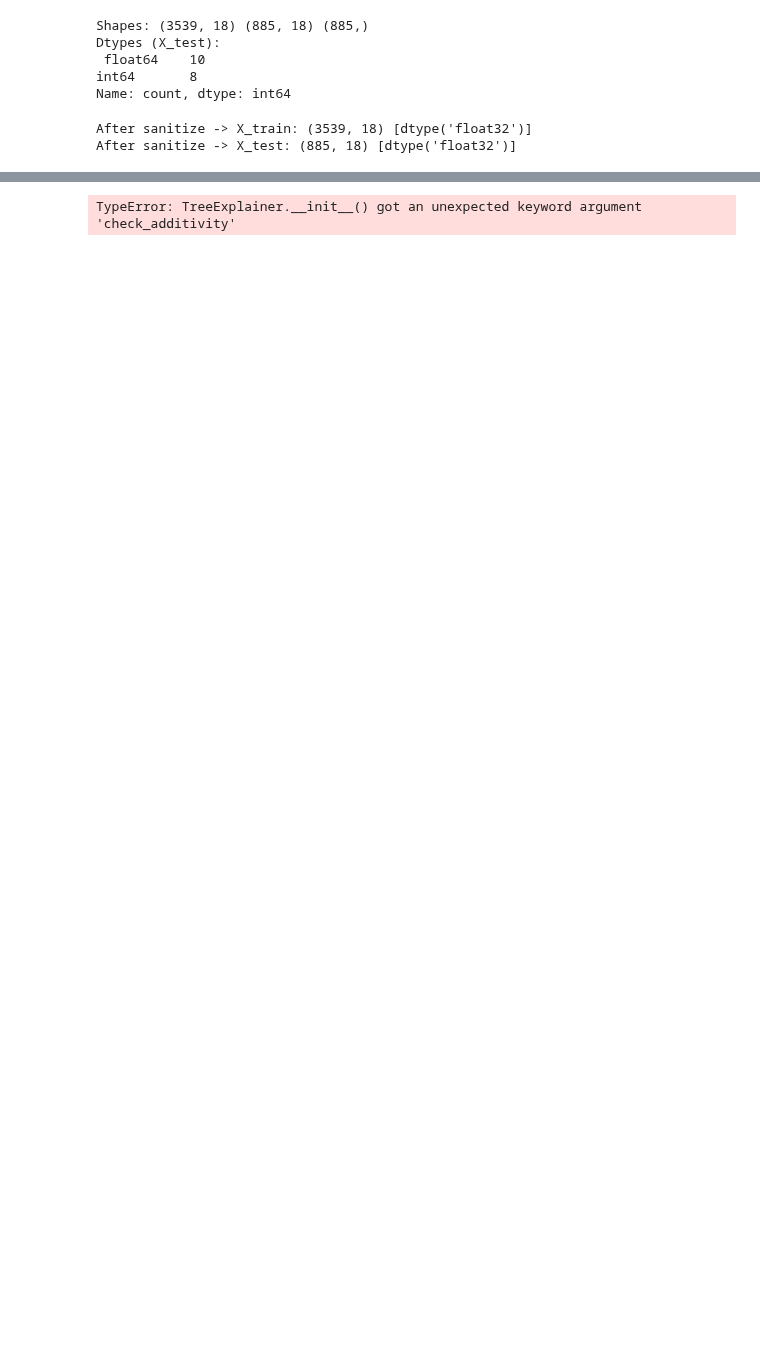
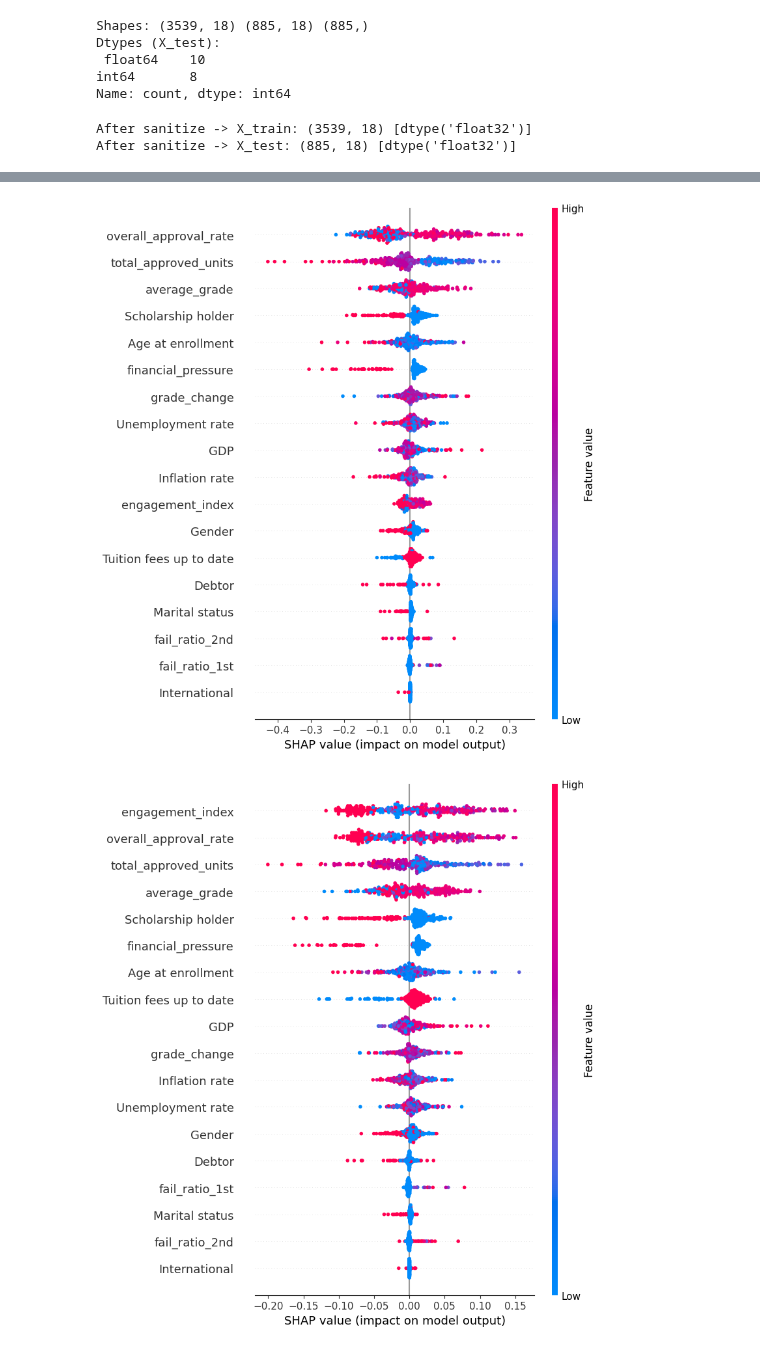
Before and after one commit to Skrefsrud/AnvendtData, a Jupyter notebook: notebooks/05_interpretation_shap.ipynb, the cells around one changed output, grey strips where cells are left out. Cells and saved outputs as stored; diff of their text form; code cells hidden in the pictures; blank space fills up the shorter version.

```diff
--- a/notebooks/05_interpretation_shap.ipynb
+++ b/notebooks/05_interpretation_shap.ipynb
@@ -167,52 +200,21 @@ rf_explainer = shap.Explainer(
-# %%
-# --- Speed knobs ---
-N_SLICE = 300
-BG_N    = 100
-
-def background_sample(X, n=BG_N):
-    if len(X) <= n:
-        return X
-    return X.sample(n=n, random_state=42)
-
-bg = background_sample(X_train_sanitized, n=BG_N)
-
-# Build explainers (no check_additivity here)
-xgb_explainer = shap.TreeExplainer(
-    xgb_model,
-    data=bg,
-    feature_perturbation="tree_path_dependent",  # faster; switch to "interventional" if you prefer
-    model_output="probability"
-)
-
-rf_explainer = shap.TreeExplainer(
-    rf_model,
-    data=bg,
-    feature_perturbation="tree_path_dependent",
-    model_output="probability"
-)
-
-# Slice test set for faster computation
-X_slice = (X_test_sanitized.sample(N_SLICE, random_state=42)
-           if len(X_test_sanitized) > N_SLICE else X_test_sanitized)
-
-# Call explainers — pass check_additivity here
-xgb_shap_values = xgb_explainer(X_slice, check_additivity=False)
-rf_shap_values  = rf_explainer(X_slice, check_additivity=False)
-
-print("Shapes -> X:", X_slice.shape,
-      "| XGB shap:", getattr(xgb_shap_values.values, 'shape', None),
-      "| RF shap:", getattr(rf_shap_values.values, 'shape', None))
-# %% [output]
-TypeError: TreeExplainer.__init__() got an unexpected keyword argument 'check_additivity'
 # %%
-plt.figure()
-shap.summary_plot(xgb_shap_values, X_slice, show=False)
-plt.tight_layout()
-plt.savefig(os.path.join(FIG_DIR, "shap_summary_xgb.png"), dpi=200, bbox_inches="tight")
-plt.show()
+# --- Final plotting cell (compatible with NumPy-masker explainers) ---
 
-plt.figure()
-shap.summary_plot(rf_shap_values, X_slice, show=False)
-plt.tight_layout()
-plt.savefig(os.path.join(FIG_DIR, "shap_summary_rf.png"), dpi=200, bbox_inches="tight")
-plt.show()
+def safe_summary_plot(expl, X_df, out_name):
+    plt.figure()
+    try:
+        # Preferred: pass the Explanation object + features
+        shap.summary_plot(expl, features=X_df, feature_names=list(X_df.columns), show=False)
+    except Exception:
+        # Fallback for older SHAP: pass the .values explicitly
+        vals = getattr(expl, "values", expl)
+        shap.summary_plot(vals, features=X_df, feature_names=list(X_df.columns), show=False)
+    plt.tight_layout()
+    plt.savefig(os.path.join(FIG_DIR, out_name), dpi=200, bbox_inches="tight")
+    plt.show()
+
+safe_summary_plot(xgb_shap_values, X_slice_df, "shap_summary_xgb.png")
+safe_summary_plot(rf_shap_values,  X_slice_df, "shap_summary_rf.png")
+# %% [output]
+[figure, added]
+[figure, added]
```
Also changed, not shown: parts of 1 cell of this notebook, 3 other files.
